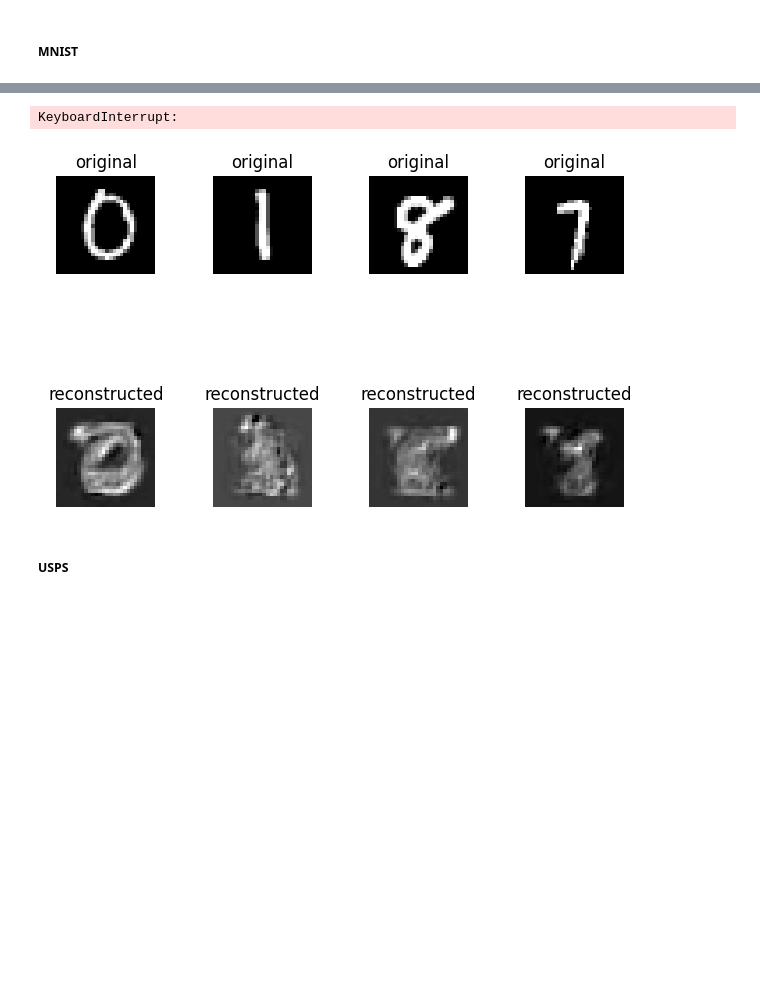
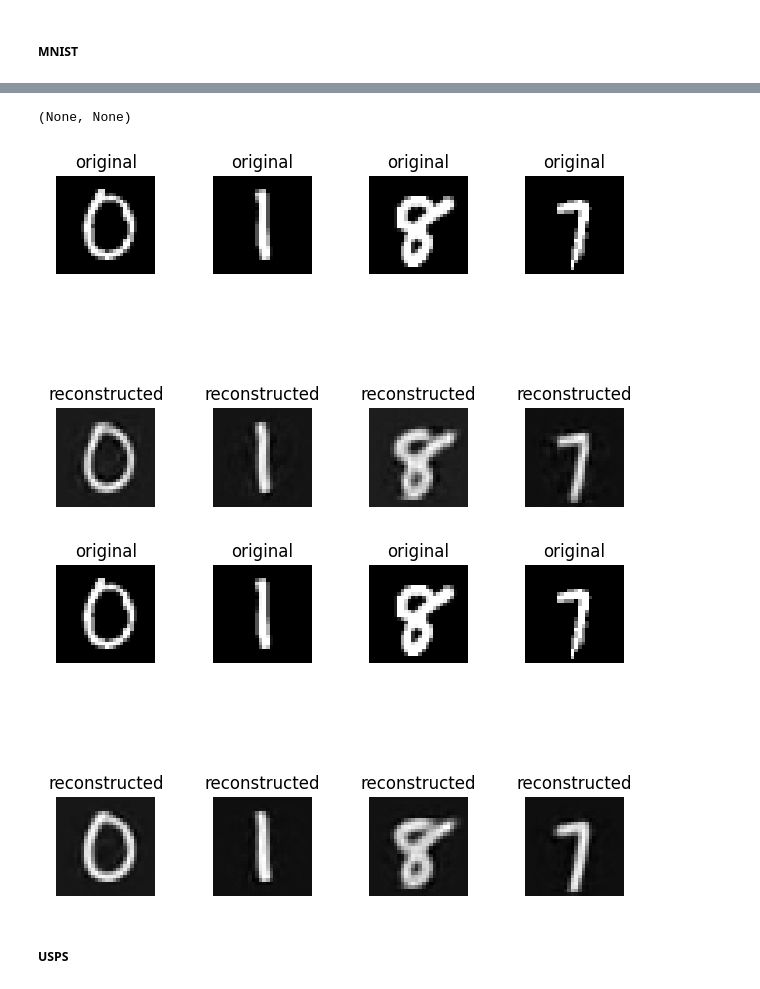
Before and after one commit to julianSchilcher/LMU_Master_Practical_SoSe24, a Jupyter notebook: practical/DeepClustering/DeepECT/deepect.ipynb, the cells around one changed output, grey strips where cells are left out. Saved outputs shown, nothing was run; the diff lists cells and outputs as text; code cells hidden in the pictures; blank space fills up the shorter version.

```diff
--- a/practical/DeepClustering/DeepECT/deepect.ipynb
+++ b/practical/DeepClustering/DeepECT/deepect.ipynb
@@ -71,7 +73,7 @@ def visualize_peformance_AE(
 ##### MNIST
 # %%
 dataset = load_mnist()
-dataset["data"] = dataset["data"] * 0.02
+dataset["data"] = dataset["data"] / 255.0
 data = dataset["data"]
 labels = dataset["target"]
 visualize_peformance_AE(
@@ -107,5 +97,6 @@ Round 1200 current loss: 0.5943862795829773
-KeyboardInterrupt:
+(None, None)
-[figure, old version]
+[figure, new version]
+[figure, added]
 # %% [markdown]
 ##### USPS
 # %%
```
Also changed, not shown: parts of 19 cells of this notebook, 17 other files.
